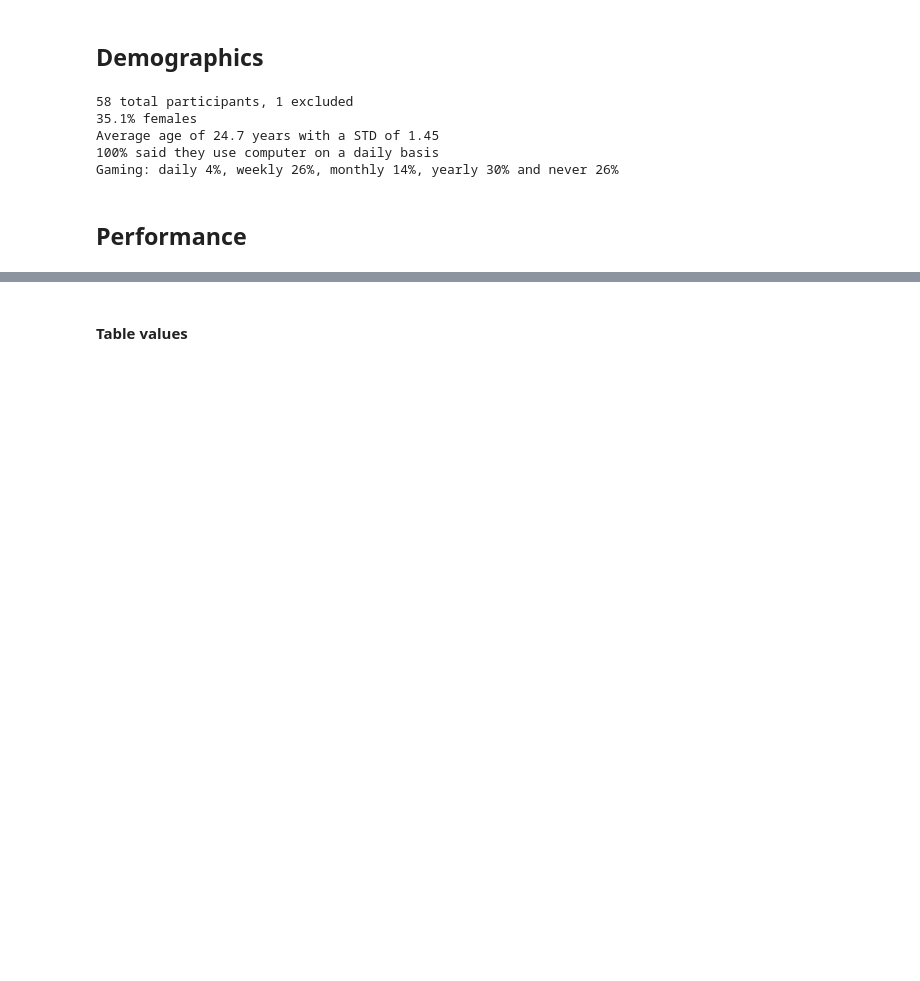
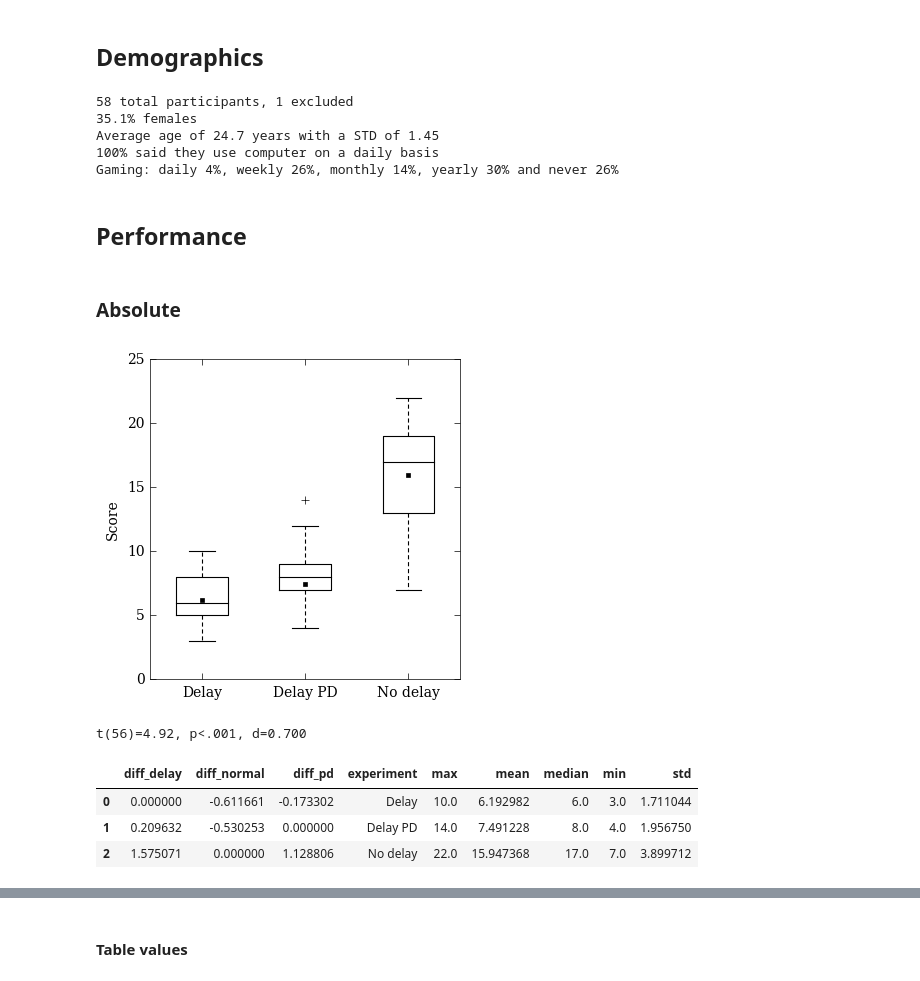
Before and after one commit to martinloland/master_thesis, a Jupyter notebook: data/better.ipynb, the cells around one changed output, grey strips where cells are left out. Drawn from its saved outputs; the diff is of its cells as text; code cells hidden in the pictures; blank space fills up the shorter version.

```diff
--- a/data/better.ipynb
+++ b/data/better.ipynb
@@ -67,3 +107,45 @@ Average age of 24.7 years with a STD of 1.45
 Gaming: daily 4%, weekly 26%, monthly 14%, yearly 30% and never 26%
 # %% [markdown]
 ## Performance
+# %% [markdown]
+### Absolute
+# %%
+filename = 'performance_abs'
+
+hits = np.array(act[['tothitsexp0', 'tothitsexp1', 'tothitsexp2']]).astype(float)
+
+fig, ax = plt.subplots(figsize=(4,4))
+ax.boxplot(hits, whis=2, widths=0.5)
+ax.xaxis.set_major_formatter(ticker.FuncFormatter(exp_format))
+plt.ylabel('Score')
+plt.show()
+# fig.savefig('../img/{}.png'.format(filename), bbox_inches='tight')
+print_sig(hits[...,0], hits[...,1])
+# %% [output]
+[figure, added]
+t(56)=4.92, p<.001, d=0.700
+# %%
+means = hits.mean(axis=0)
+
+x = np.reshape(np.reciprocal(means), (3,1))
+y = np.reshape(means, (1,3))
+change = np.dot(x,y)-1
+change = change.T
+
+d = {'experiment':[exp_format(i+1) for i in range(3)],
+    'mean':means,
+    'std':hits.std(axis=0),
+    'max':hits.max(axis=0),
+    'min':hits.min(axis=0),
+     'median':np.median(hits, axis=0),
+    'diff_delay':change[...,0],
+    'diff_pd':change[...,1],
+    'diff_normal':change[...,2],
+    }
+table = pd.DataFrame(data=d)
+table
+# %% [output]
+|  | diff_delay | diff_normal | diff_pd | experiment | max | mean | median | min | std |
+| 0 | 0.000000 | -0.611661 | -0.173302 | Delay | 10.0 | 6.192982 | 6.0 | 3.0 | 1.711044 |
+| 1 | 0.209632 | -0.530253 | 0.000000 | Delay PD | 14.0 | 7.491228 | 8.0 | 4.0 | 1.956750 |
+| 2 | 1.575071 | 0.000000 | 1.128806 | No delay | 22.0 | 15.947368 | 17.0 | 7.0 | 3.899712 |
```
Also changed, not shown: parts of 13 cells of this notebook, 1 other file.
